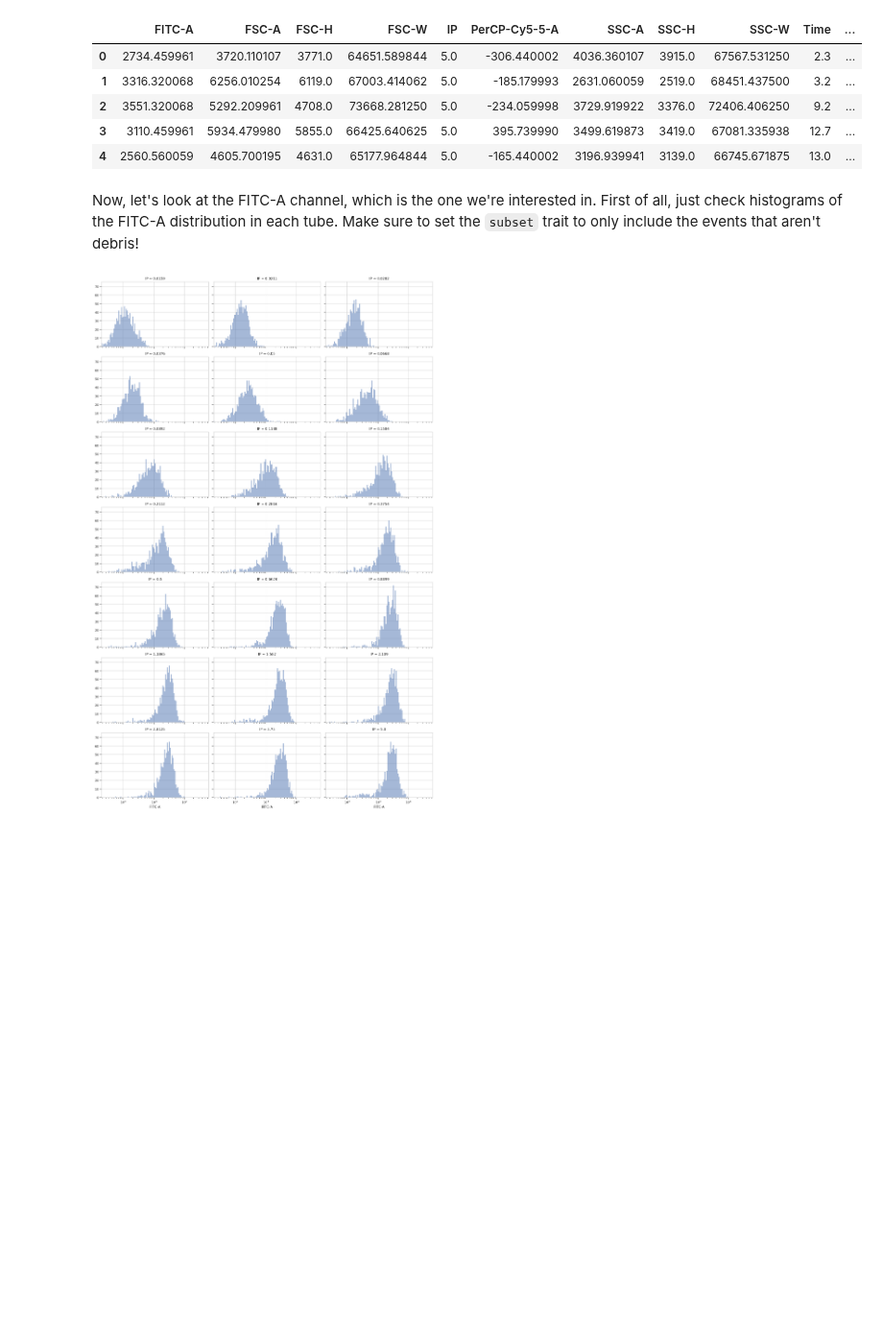
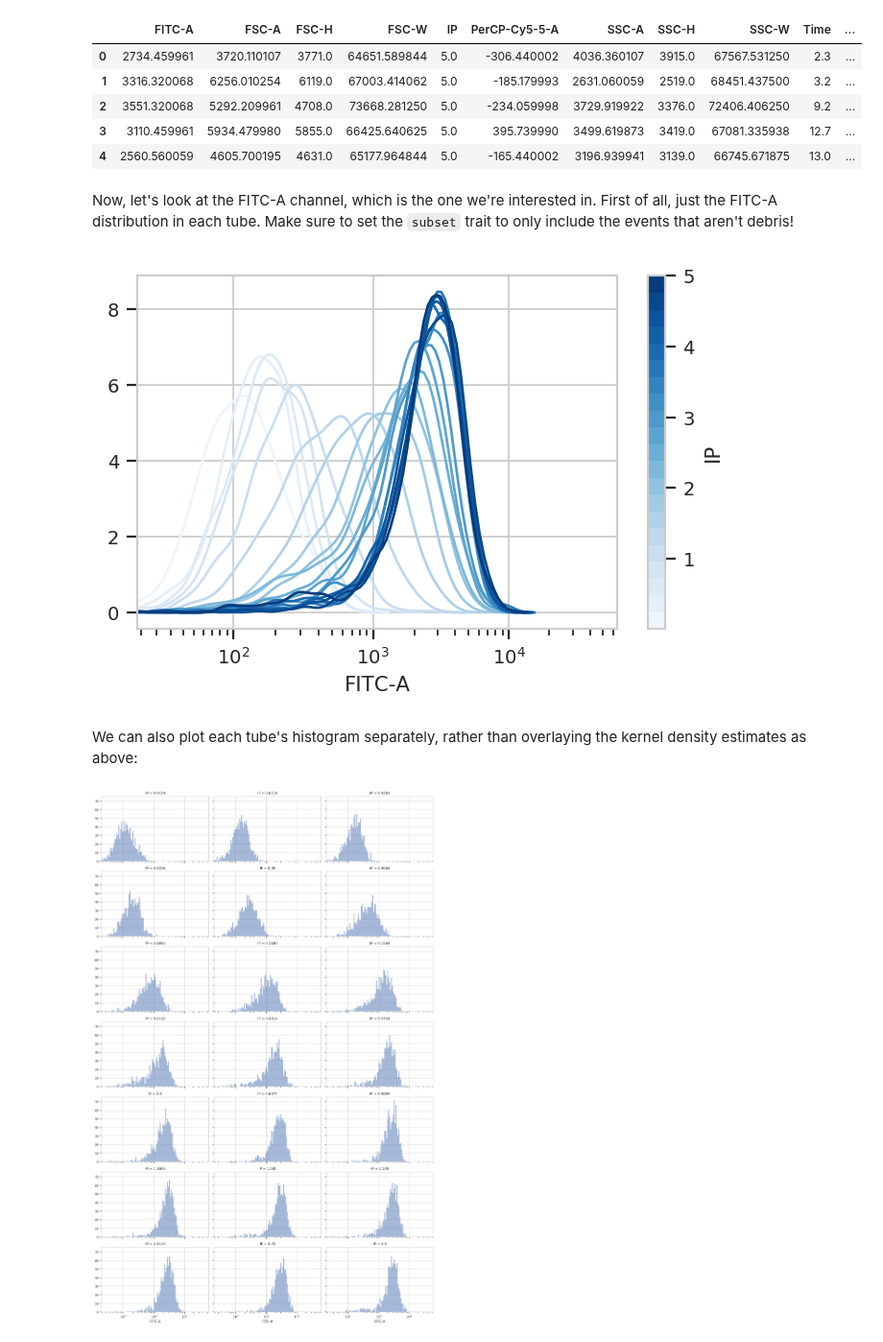
Before and after one commit to cytoflow/cytoflow, a Jupyter notebook: docs/examples-basic/Yeast Dose Response.ipynb, the cells around one changed output. Shown at 96% size. Drawn from its saved outputs; the diff is of its cells as text; code cells hidden in the pictures; blank space fills up the shorter version.

Commit message:
show off ability to set palette

```diff
--- a/docs/examples-basic/Yeast Dose Response.ipynb
+++ b/docs/examples-basic/Yeast Dose Response.ipynb
@@ -96,7 +96,15 @@ ex2.data.head()
 | 3 | 3110.459961 | 5934.479980 | 5855.0 | 66425.640625 | 5.0 | 395.739990 | 3499.619873 | 3419.0 | 67081.335938 | 12.7 | ... |
 | 4 | 2560.560059 | 4605.700195 | 4631.0 | 65177.964844 | 5.0 | -165.440002 | 3196.939941 | 3139.0 | 66745.671875 | 13.0 | ... |
 # %% [markdown]
-Now, let's look at the FITC-A channel, which is the one we're interested in.  First of all, just check histograms of the FITC-A distribution in each tube.  Make sure to set the `subset` trait to only include the events that aren't debris!
+Now, let's look at the FITC-A channel, which is the one we're interested in.  First of all, just the FITC-A distribution in each tube.  Make sure to set the `subset` trait to only include the events that aren't debris!
+# %%
+flow.Kde1DView(channel = "FITC-A",
+               huefacet = "IP",
+               subset = "Debris_Filter_1 == True").plot(ex2, palette = "Blues", shade = False)
+# %% [output]
+[figure, added]
+# %% [markdown]
+We can also plot each tube's histogram separately, rather than overlaying the kernel density estimates as above:
 # %%
 flow.HistogramView(channel = "FITC-A",
                    xfacet = "IP",
```
Also changed, not shown: parts of 4 cells of this notebook.
